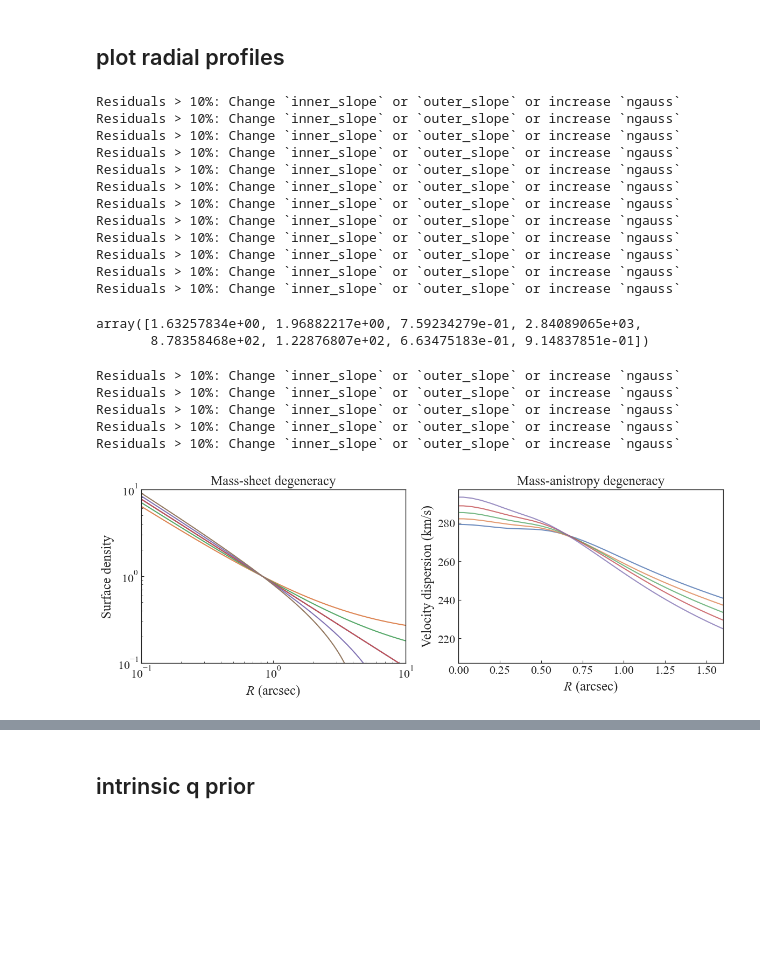
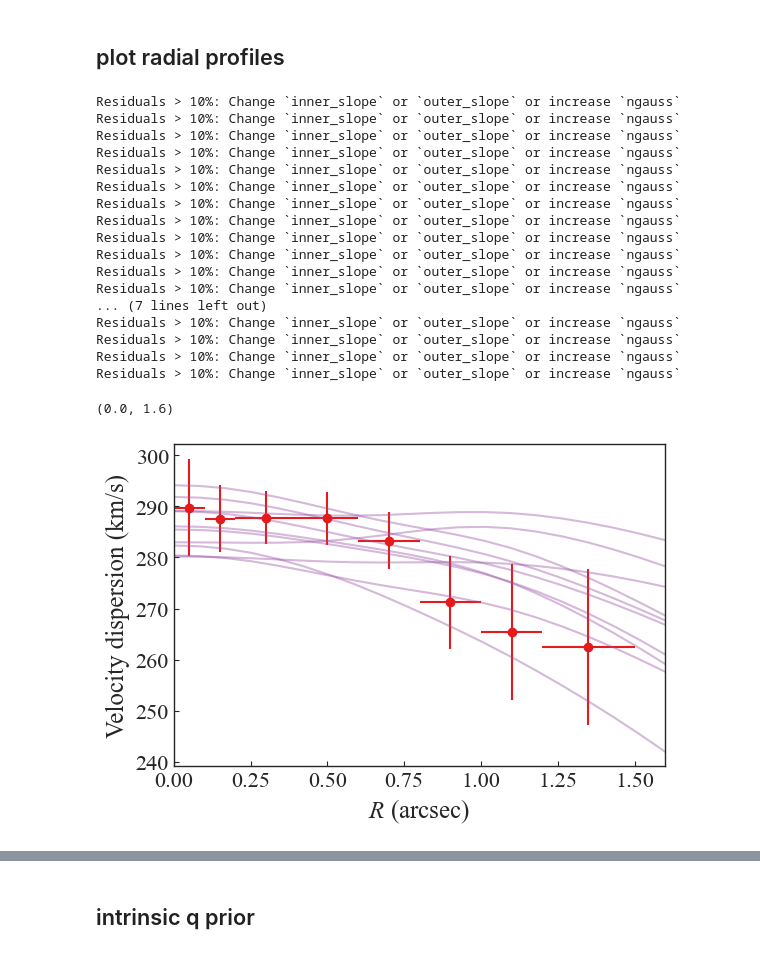
Before and after one commit to TDCOSMO/RXJ1131_KCWI, a Jupyter notebook: Plot kinematic maps, get oblateness probability, radial profile.ipynb, the cells around one changed output, grey strips where cells are left out. Drawn from its saved outputs; the diff is of its cells as text; code cells hidden in the pictures; blank space fills up the shorter version.

Commit message:
Update plotting notebooks

```diff
--- a/Plot kinematic maps, get oblateness probability, radial profile.ipynb
+++ b/Plot kinematic maps, get oblateness probability, radial profile.ipynb
@@ -866,13 +883,19 @@ radial_profiles_oblate = []
 radial_profiles_prolate = []
 
 oblate_chain = get_chain('jampy', 'ifu', 'constant', 'axisymmetric', 'powerlaw', snr=23, shape='oblate', burnin=-300)
+prolate_chain = get_chain('jampy', 'ifu', 'constant', 'axisymmetric', 'powerlaw', snr=23, shape='oblate', burnin=-300)
 
 
-random_indexes = np.random.randint(low=0, high=oblate_chain.shape[0], size=N, )
+random_indexes = np.random.randint(low=0, high=prolate_chain.shape[0], size=N, )
+
+r = np.linspace(0, 1.6, 20)
 
 for i in range(N):
     params = oblate_chain[random_indexes[i], :]
     radial_profiles_oblate.append(get_profiles(r*np.cos(np.pi/4), r*np.sin(np.pi/4), 'oblate', 'zz', params=params))
+
+    params = prolate_chain[random_indexes[i], :]
+    radial_profiles_prolate.append(get_profiles(r*np.cos(np.pi/4), r*np.sin(np.pi/4), 'prolate', 'zz', params=params))
 # %% [output]
 Residuals > 10%: Change `inner_slope` or `outer_slope` or increase `ngauss`
 Residuals > 10%: Change `inner_slope` or `outer_slope` or increase `ngauss`
@@ -886,3 +909,8 @@ Residuals > 10%: Change `inner_slope` or `outer_slope` or increase `ngauss`
 Residuals > 10%: Change `inner_slope` or `outer_slope` or increase `ngauss`
 Residuals > 10%: Change `inner_slope` or `outer_slope` or increase `ngauss`
 Residuals > 10%: Change `inner_slope` or `outer_slope` or increase `ngauss`
+... (7 lines left out)
+Residuals > 10%: Change `inner_slope` or `outer_slope` or increase `ngauss`
+Residuals > 10%: Change `inner_slope` or `outer_slope` or increase `ngauss`
+Residuals > 10%: Change `inner_slope` or `outer_slope` or increase `ngauss`
+Residuals > 10%: Change `inner_slope` or `outer_slope` or increase `ngauss`
@@ -891,5 +916,0 @@ params = get_most_likely_value('jampy', 'ifu', 'constant', 'axisymmetric', 'powe
-# %%
-params
-# %% [output]
-array([1.63257834e+00, 1.96882217e+00, 7.59234279e-01, 2.84089065e+03,
-       8.78358468e+02, 1.22876807e+02, 6.63475183e-01, 9.14837851e-01])
@@ -899,60 +917,27 @@ params[-1] = 0.8
 # %%
 fig = plt.figure(figsize=pf.get_fig_size(width=pf.mnras_textwidth*2, height_ratio=0.3))
 
 ax = fig.add_subplot(122)
 
-# ax.errorbar(x=(radial_bins[:-1]+np.diff(radial_bins)/2.),
-#             y=radially_binned_dispersion,
-#             xerr=np.diff(radial_bins)/2,
-#             yerr=np.sqrt(np.diag(covariance_radial_bins)),
-#             color=pf.cb_red,
-#             ls='None', marker='o'
-#            )
+ax.errorbar(x=(radial_bins[:-1]+np.diff(radial_bins)/2.),
+            y=radially_binned_dispersion,
+            xerr=np.diff(radial_bins)/2,
+            yerr=np.sqrt(np.diag(covariance_radial_bins)),
+            color=pf.cb_red,
+            ls='None', marker='o'
+           )
 
-for a, l in zip(np.linspace(1.1, 0.9, 5), np.linspace(1.02, .98, 5)):
-# for i in np.linspace(0.87, 1.12, 5):
-#     params[-2] = 1
-    params[-1] = a
-#     pr = get_profiles(2*r*np.cos(np.pi/4), 2*r*np.sin(np.pi/4), 'oblate', 'zz', params=params)
+for i in range(len(radial_profiles_oblate)):
+    ax.plot(r, radial_profiles_oblate[i], c=pf.cb_purple, alpha=0.4)
 
-#     l = 280 / np.mean(pr)
-    params[-2] = l
-    pr = get_profiles(2*r*np.cos(np.pi/4), 2*r*np.sin(np.pi/4), 'oblate', 'zz', params=params)
-    ax.plot(r, pr/1.2, alpha=0.8) #, label=r'$\lambda=${:.2f}, $\beta=${:.2f}'.format(l, 1 - a**2))
-
-# for i in range(len(radial_profiles_oblate)):
-#     ax.plot(r, radial_profiles_oblate[i], c=pf.cb_purple, alpha=0.4)
+# for i in range(len(radial_profiles_prolate)):
+#     ax.plot(r, radial_profiles_prolate[i], c=pf.cb_purple, alpha=0.4, ls='--')
 
 ax.set_xlabel(r'$R$ (arcsec)')
 ax.set_ylabel(r'Velocity dispersion (km/s)')
 ax.set_xlim(0, 1.6)
 
-ax.set_title('Mass-anistropy degeneracy')
-# ax.legend()
-
-ax = fig.add_subplot(121)
-ax.loglog(r_array, mass_r)
-
-for l in np.linspace(0.8, 1.2, 5):
-    ax.loglog(r_array, l*mass_r + 1 - l, label=l)
-
-# plt.ylim(1e-10, 1e3)
-ax.set_ylim(1e-1, 1e1)
-ax.set_xlim(1e-1, 1e1)
-
-ax.set_xlabel(r'$R$ (arcsec)')
-ax.set_ylabel(r'Surface density')
-
-ax.set_title('Mass-sheet degeneracy')
-
-# ax.legend()
-
-# plt.show()
-fig.savefig('/Users/ajshajib/Downloads/mad.pdf', bbox_inches='tight')
+# # ax.legend()
 # %% [output]
-Residuals > 10%: Change `inner_slope` or `outer_slope` or increase `ngauss`
-Residuals > 10%: Change `inner_slope` or `outer_slope` or increase `ngauss`
-Residuals > 10%: Change `inner_slope` or `outer_slope` or increase `ngauss`
-Residuals > 10%: Change `inner_slope` or `outer_slope` or increase `ngauss`
-Residuals > 10%: Change `inner_slope` or `outer_slope` or increase `ngauss`
+(0.0, 1.6)
-[figure, old version]
+[figure, new version]
```
Also changed, not shown: parts of 18 cells of this notebook, 3 other files.
